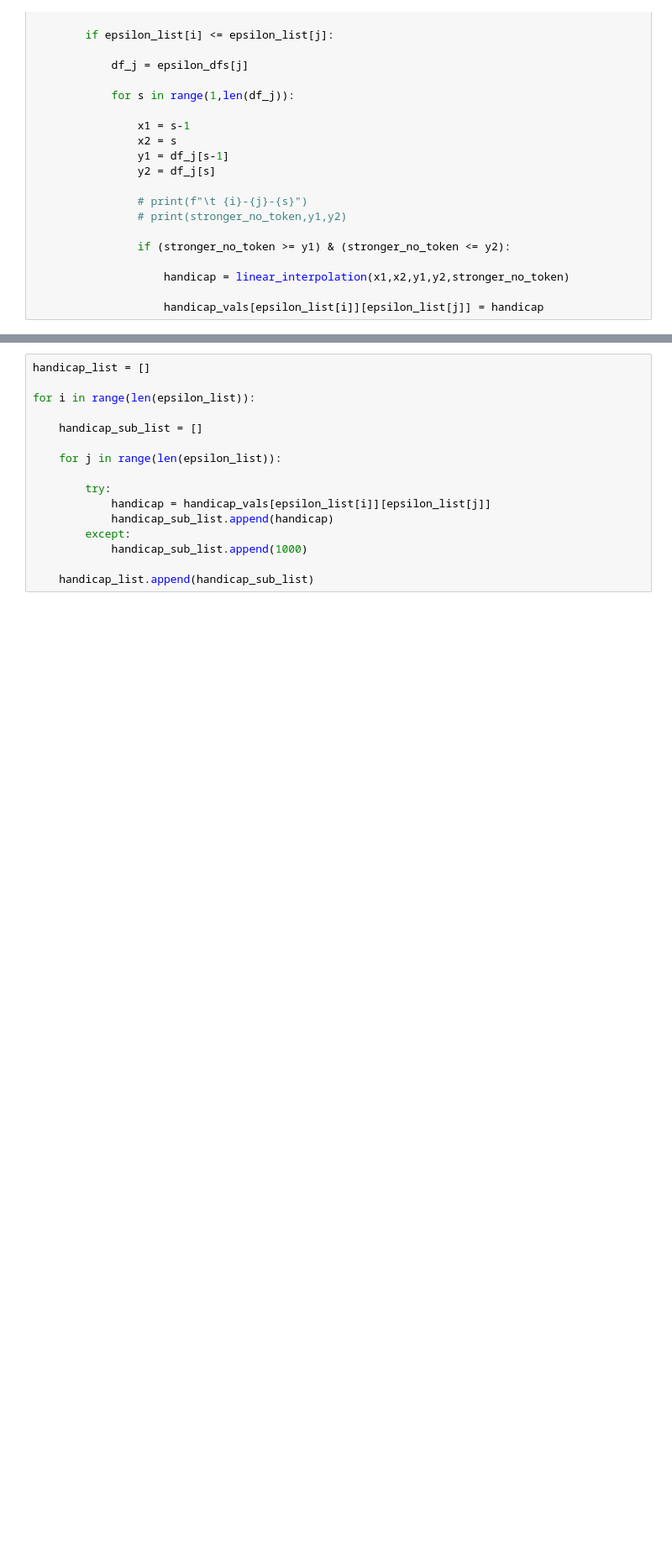
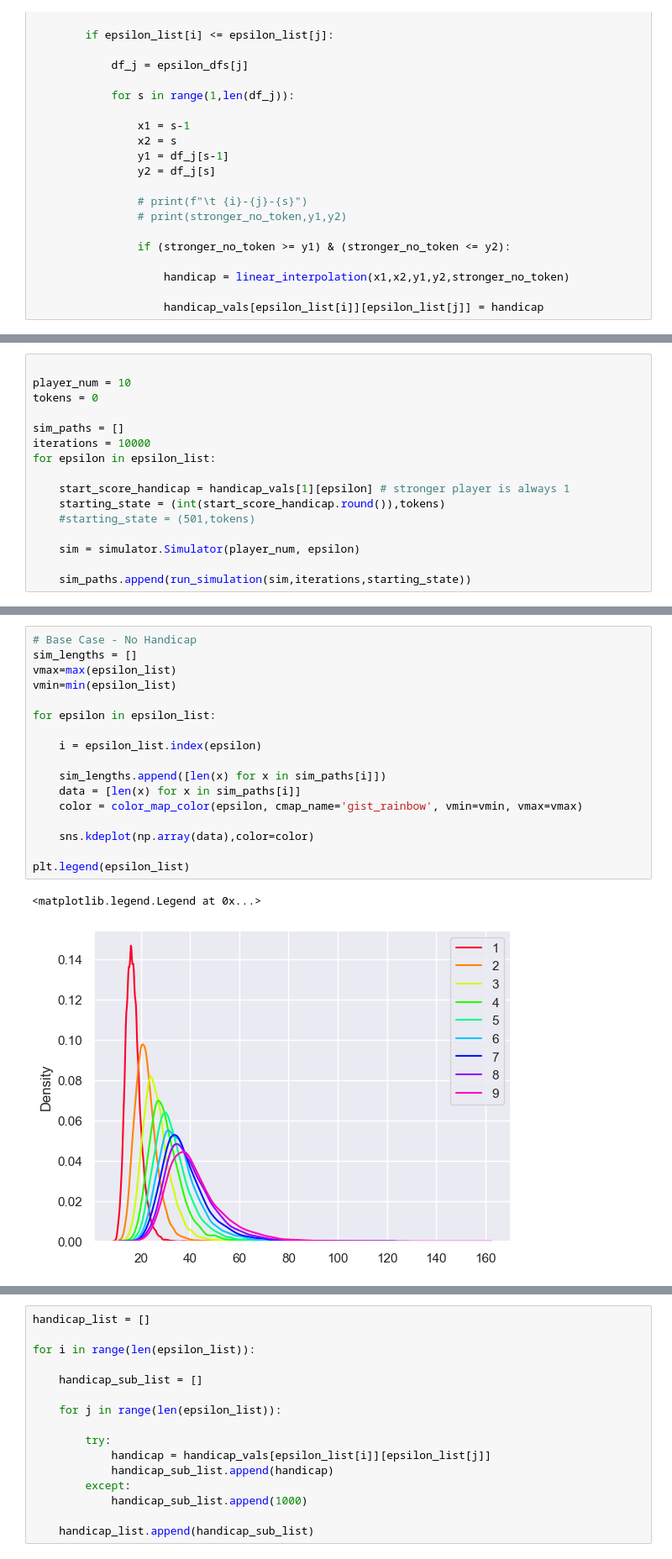
Before and after one commit to rachael-walker/darts-thesis, a Jupyter notebook: analysis_noturn/eda_noturn_handicaps.ipynb, the cells around one changed output, grey strips where cells are left out. Shown at 84% size. Saved outputs shown, nothing was run; the diff lists cells and outputs as text; blank space fills up the shorter version.

Commit message:
Updated repository with turns analysis and EDA, turns simulator, and equal probability model.

```diff
--- a/analysis_noturn/eda_noturn_handicaps.ipynb
+++ b/analysis_noturn/eda_noturn_handicaps.ipynb
@@ -400,0 +419,16 @@ for i in range(len(epsilon_list)):
+# %%
+
+player_num = 10
+tokens = 0
+
+sim_paths = []
+iterations = 10000
+for epsilon in epsilon_list:
+
+    start_score_handicap = handicap_vals[1][epsilon] # stronger player is always 1
+    starting_state = (int(start_score_handicap.round()),tokens)
+    #starting_state = (501,tokens)
+
+    sim = simulator.Simulator(player_num, epsilon)
+
+    sim_paths.append(run_simulation(sim,iterations,starting_state))
@@ -400,0 +465,20 @@ for i in range(len(epsilon_list)):
+# %%
+# Base Case - No Handicap
+sim_lengths = []
+vmax=max(epsilon_list)
+vmin=min(epsilon_list)
+
+for epsilon in epsilon_list:
+
+    i = epsilon_list.index(epsilon)
+
+    sim_lengths.append([len(x) for x in sim_paths[i]])
+    data = [len(x) for x in sim_paths[i]]
+    color = color_map_color(epsilon, cmap_name='gist_rainbow', vmin=vmin, vmax=vmax)
+
+    sns.kdeplot(np.array(data),color=color)
+
+plt.legend(epsilon_list)
+# %% [output]
+<matplotlib.legend.Legend at 0x...>
+[figure, added]
```
Also changed, not shown: parts of 12 cells of this notebook, 22 other files.
